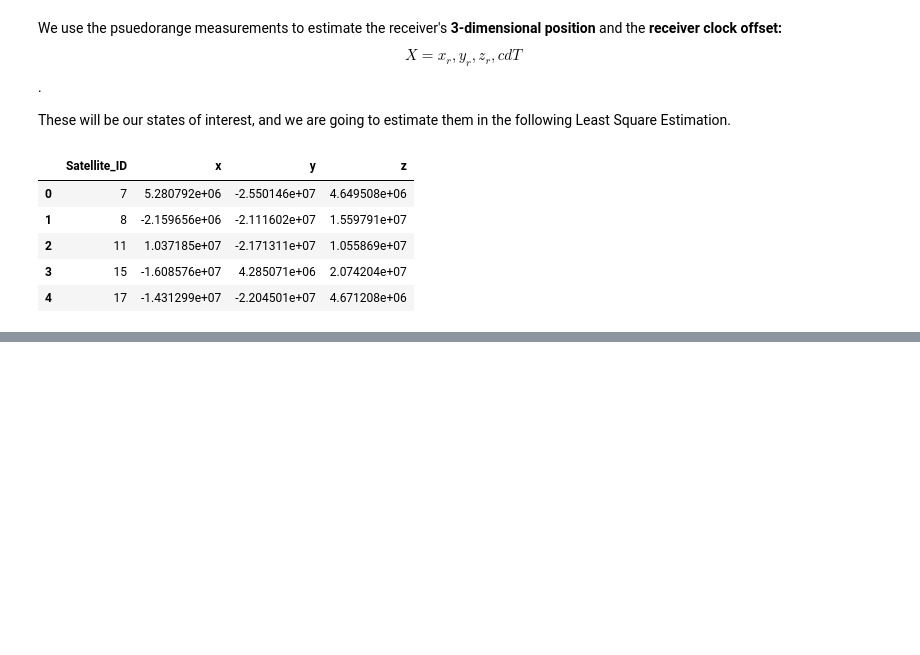
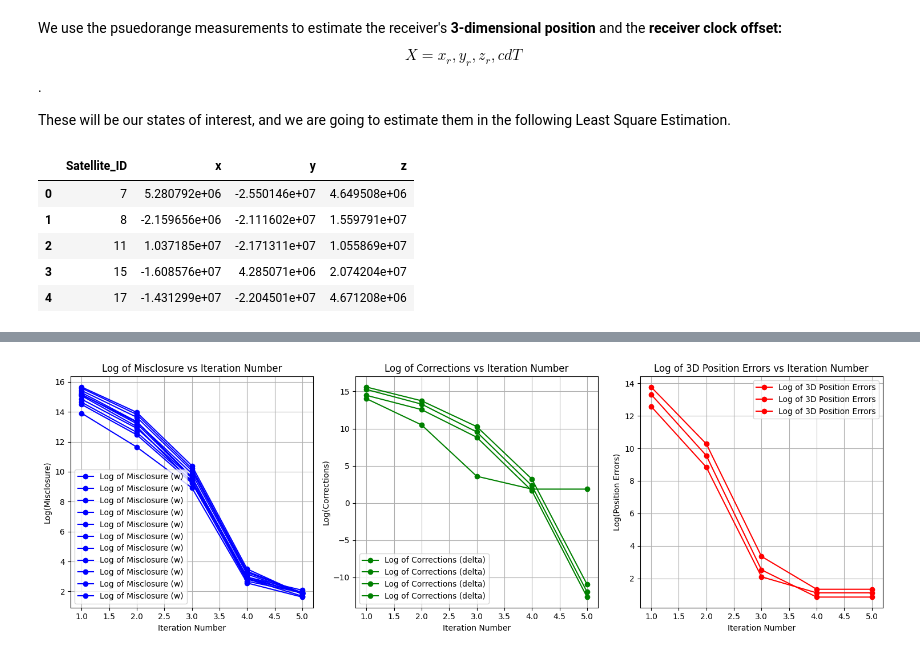
Before and after one commit to MusadSaiyed7/engg680_2024_fall, a Jupyter notebook: Lab_Assignment2/Assignment2.ipynb, the cells around one changed output, grey strips where cells are left out. Cells and saved outputs as stored; diff of their text form; code cells hidden in the pictures; blank space fills up the shorter version.

```diff
--- a/Lab_Assignment2/Assignment2.ipynb
+++ b/Lab_Assignment2/Assignment2.ipynb
@@ -509,17 +562,50 @@ after the LSE convergence to the console.
 # %%
 # step 12
 # Using the imported matplotlib, plot the following (3 marks in total). Make sure to include proper axes information, legend, grid lines and title.
 
+# Transforming to log scale for better interpretation of the graphs
+log_misclosure = np.log(np.abs(arr_w))
+log_corrections = np.log(np.abs(arr_delta))
+log_position_errors = np.log(np.abs(arr_err_pos))
+
+plt.figure(figsize=(15, 5))
+
 # 1. Plot log of the misclosure w against the LSQ iteration number i
 # (1 marks)
 
+plt.subplot(1, 3, 1)
+plt.plot(arr_i, log_misclosure, marker='o', label='Log of Misclosure (w)', color='b')
+plt.title('Log of Misclosure vs Iteration Number')
+plt.xlabel('Iteration Number')
+plt.ylabel('Log(Misclosure)')
+plt.grid()
+plt.legend()
 
 # 2. Plot log of the corrections delta against the LSQ iteration number i
 # (1 marks)
 
+plt.subplot(1, 3, 2)
+plt.plot(arr_i, log_corrections, marker='o', label='Log of Corrections (delta)', color='g')
+plt.title('Log of Corrections vs Iteration Number')
+plt.xlabel('Iteration Number')
+plt.ylabel('Log(Corrections)')
+plt.grid()
+plt.legend()
 
 # 3. Plot log of the 3D position errors against the LSQ iteration number i
 # (1 marks)
+
+plt.subplot(1, 3, 3)
+plt.plot(arr_i, log_position_errors, marker='o', label='Log of 3D Position Errors', color='r')
+plt.title('Log of 3D Position Errors vs Iteration Number')
+plt.xlabel('Iteration Number')
+plt.ylabel('Log(Position Errors)')
+plt.grid()
+plt.legend()
+
+plt.tight_layout()
+# %% [output]
+[figure, added]
 # %%
 # step 13
 # Describe the phenomena or pattern you recognize for each plot, and explain such phenomena
```
Also changed, not shown: parts of 6 cells of this notebook.
